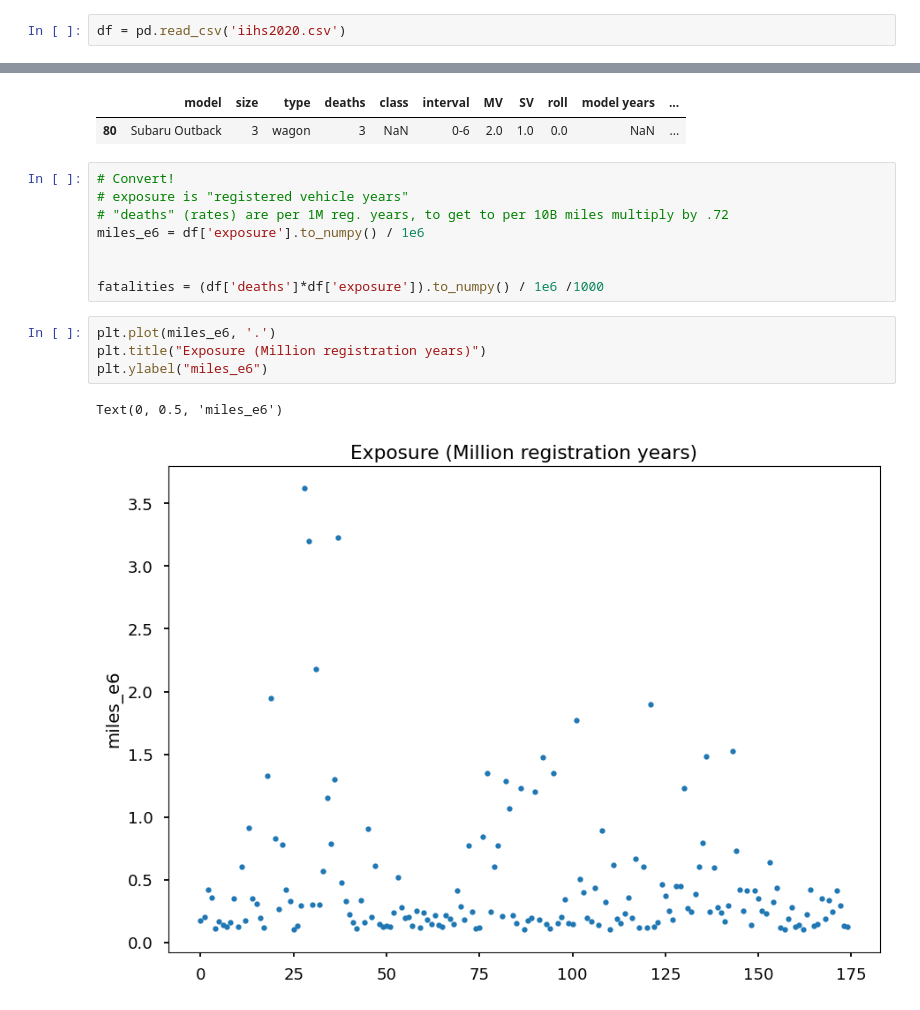
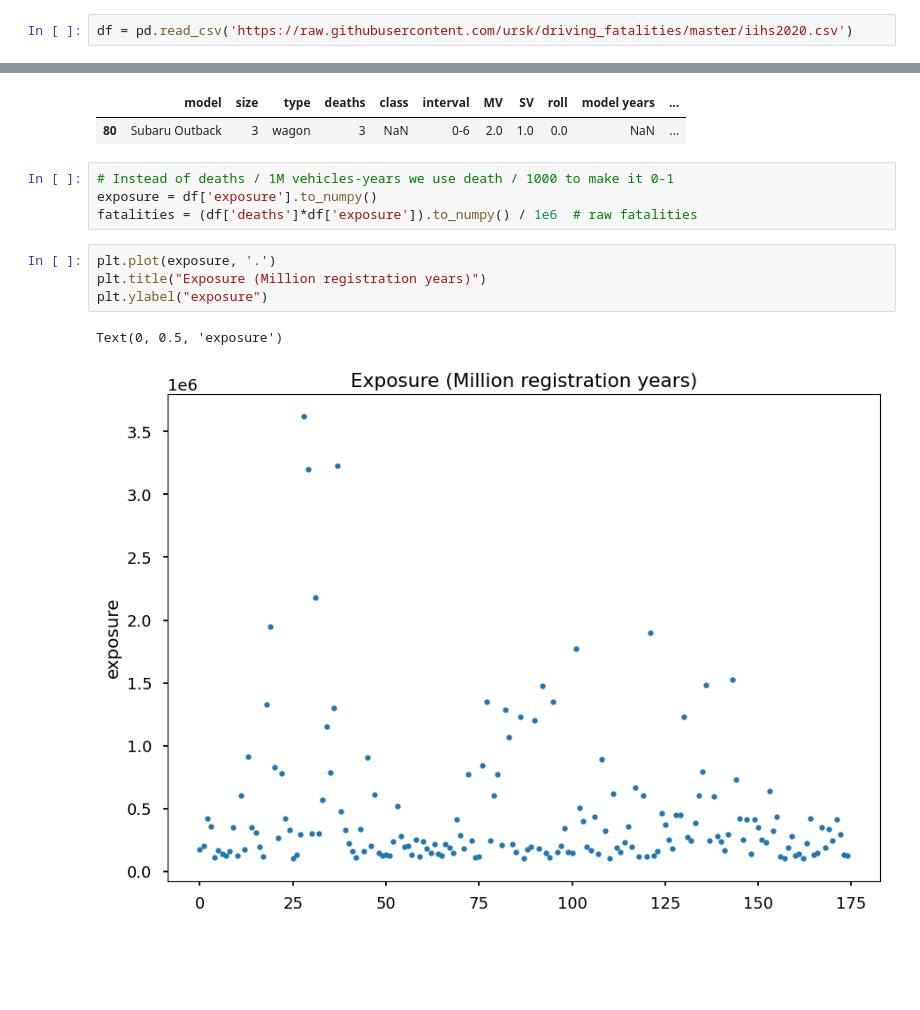
Before and after one commit to ursk/driving_fatalities, a Jupyter notebook: iihs_fatalities.ipynb, the cells around one changed output, grey strips where cells are left out. Cells and saved outputs as stored; diff of their text form; blank space fills up the shorter version.

```diff
--- a/iihs_fatalities.ipynb
+++ b/iihs_fatalities.ipynb
@@ -8,5 +15,5 @@ import aesara.tensor as at
 # %%
-df = pd.read_csv('iihs2020.csv')
+df = pd.read_csv('https://raw.githubusercontent.com/ursk/driving_fatalities/master/iihs2020.csv')
 # %%
 df.head()
 # %% [output]
@@ -21,21 +28,17 @@ df[df.model == 'Subaru Outback']
 # %% [output]
 |  | model | size | type | deaths | class | interval | MV | SV | roll | model years | ... |
 | 80 | Subaru Outback | 3 | wagon | 3 | NaN | 0-6 | 2.0 | 1.0 | 0.0 | NaN | ... |
-# %%
-# Convert!
-# exposure is "registered vehicle years"
-# "deaths" (rates) are per 1M reg. years, to get to per 10B miles multiply by .72
-miles_e6 = df['exposure'].to_numpy() / 1e6
-
-
-fatalities = (df['deaths']*df['exposure']).to_numpy() / 1e6 /1000
+# %%
+# Instead of deaths / 1M vehicles-years we use death / 1000 to make it 0-1
+exposure = df['exposure'].to_numpy()
+fatalities = (df['deaths']*df['exposure']).to_numpy() / 1e6  # raw fatalities
 # %%
-plt.plot(miles_e6, '.')
+plt.plot(exposure, '.')
 plt.title("Exposure (Million registration years)")
-plt.ylabel("miles_e6")
+plt.ylabel("exposure")
 # %% [output]
-Text(0, 0.5, 'miles_e6')
+Text(0, 0.5, 'exposure')
-[figure, old version]
+[figure, new version]
 # %%
 plt.plot(fatalities, '.')
 plt.axhline()
```
Also changed, not shown: parts of 12 cells of this notebook.
